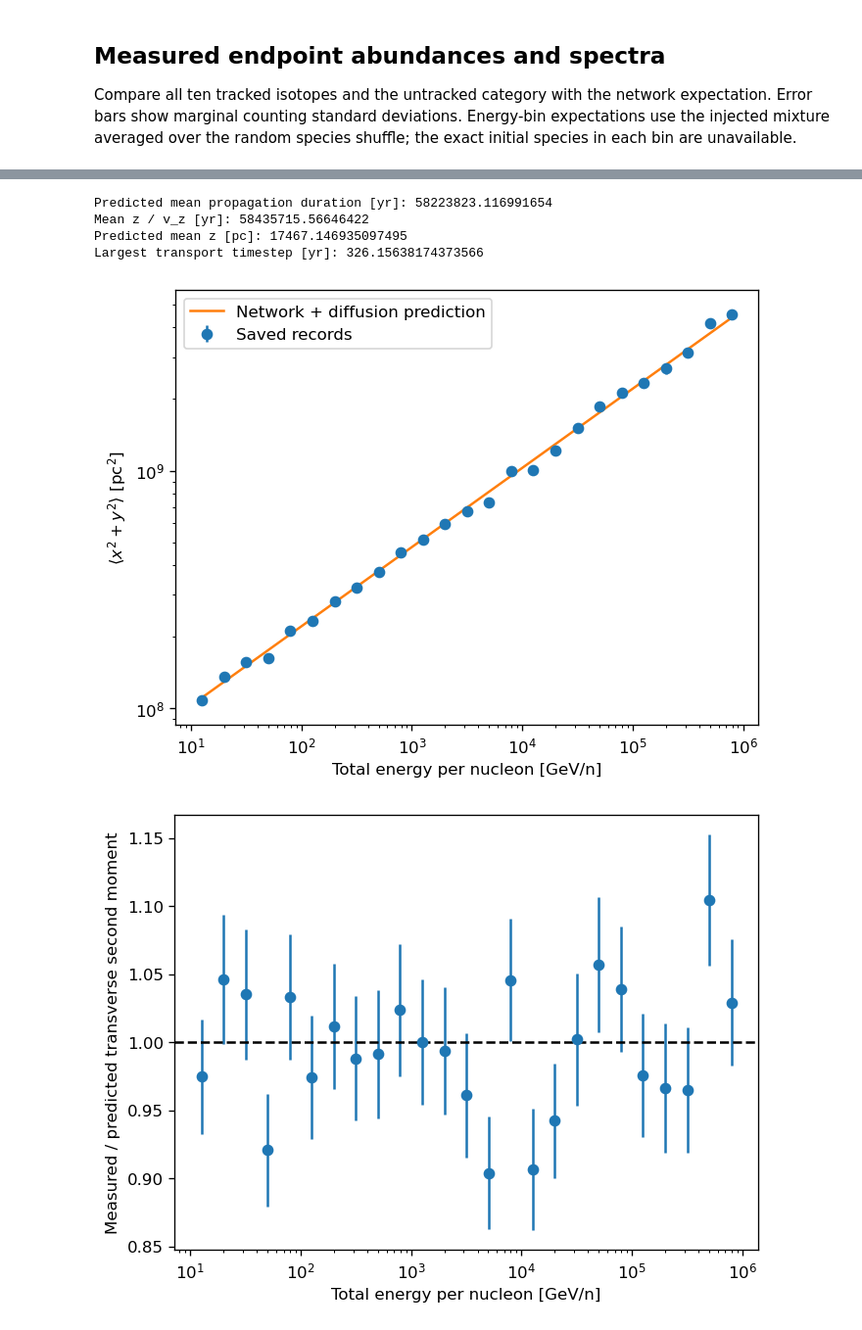
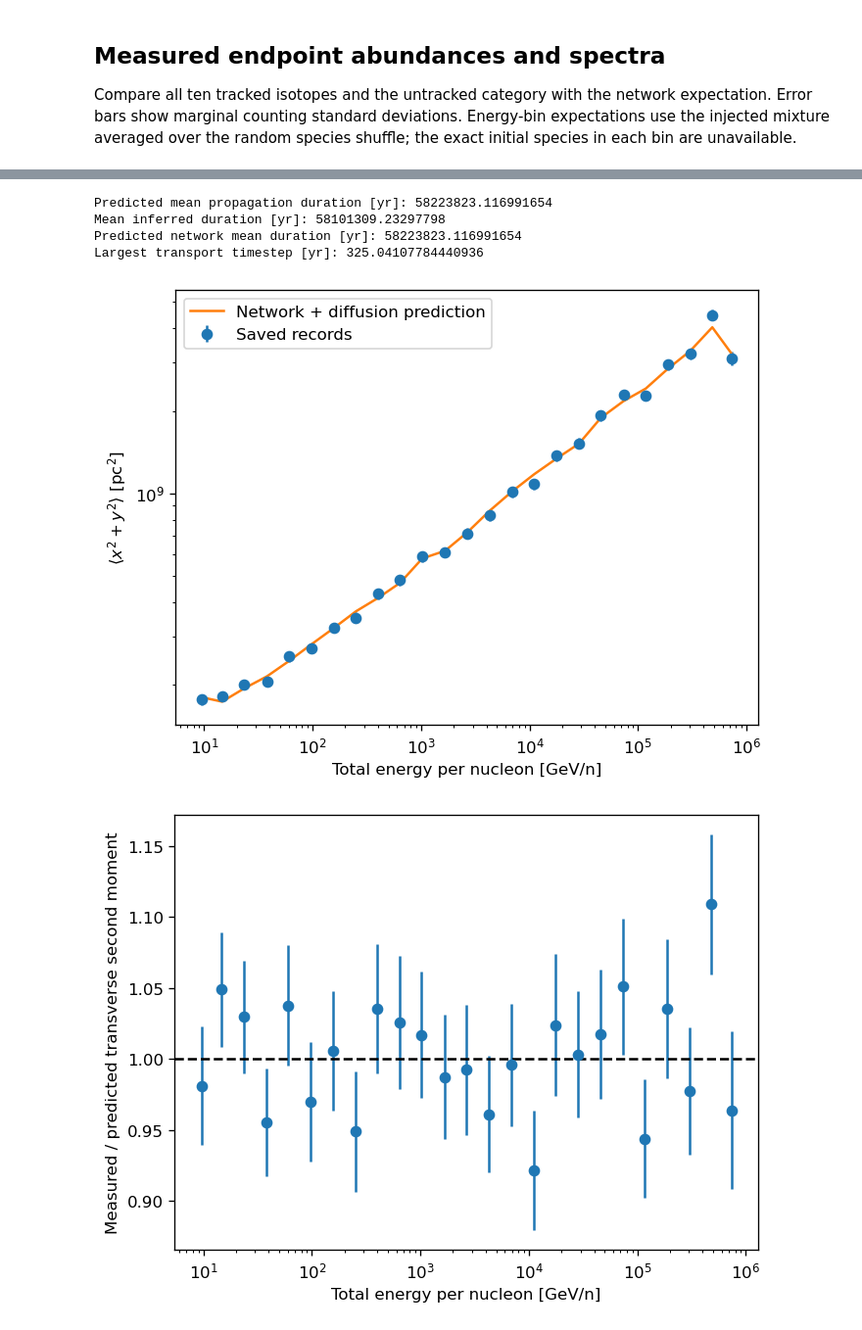
Before and after one commit to Chao-Ming-Li/CR_transport, a Jupyter notebook: Monte Carlo/spallation_analysis.ipynb, the cells around one changed output, grey strips where cells are left out. Shown at 98% size. Cells and saved outputs as stored; diff of their text form; code cells hidden in the pictures.

```diff
--- a/Monte Carlo/spallation_analysis.ipynb
+++ b/Monte Carlo/spallation_analysis.ipynb
@@ -15,7 +15,7 @@ from matplotlib.colors import LogNorm
 
 plt.rcParams.update({'figure.dpi': 120, 'axes.grid': False})
 # %%
-# Parameters in the current spallation.cpp; the binary has no run metadata.
+# Parameters in the current transport_spallation_loss.cpp; the binary has no run metadata.
 # Change these if the file was generated with different parameters.
 file = Path("spallation_test.bin")
 N = 21000
@@ -23,7 +23,10 @@ E_min = 10.0       # total energy per nucleon, GeV/n
 E_max = 1e6
 nH = 0.1          # cm^-3; constant in this run
 t_end = 1e8        # yr
-v_z = 3e-4        # pc / yr
+a_wind = 1e-8     # yr^-1; u_z = a_wind * z and div(u) = a_wind
+m_p = 0.938272    # GeV/c^2 per nucleon for the adiabatic energy update
+source_radius_pc = 1.0e4
+source_half_height_pc = 100.0  # current C++ value; total thickness 200 pc
 c = 2.99792458e10  # cm / s
 c_pc = 0.30660139  # pc / yr
 yr2s = 31557600.0
@@ -46,6 +49,14 @@ if not np.all(np.isin(species_raw, np.arange(-1, 10))):
 species = species_raw.astype(int)
 tracked = species >= 0
 destroyed = ~tracked
+Ei = np.logspace(np.log10(E_min), np.log10(E_max), n)  # initial energy from record order
+p_initial = np.sqrt(Ei**2 - m_p**2)
+p_final = np.sqrt(np.maximum(E**2 - m_p**2, 0.0))
+elapsed_inferred = -3.0 / a_wind * np.log(p_final / p_initial)
+if np.any(elapsed_inferred < -1e-5) or np.any(elapsed_inferred > t_end + 1e3):
+    raise ValueError("Final energies are inconsistent with the assumed adiabatic-only cooling history")
+elapsed_inferred = np.clip(elapsed_inferred, 0.0, t_end)
+print("Inferred elapsed time min / median / max [yr]:", np.percentile(elapsed_inferred, [0, 50, 100]))
 print("Tracked / destroyed:", tracked.sum(), destroyed.sum())
 # %% [output]
 Number of records: 21000
@@ -59,21 +71,17 @@ The source initializes a deterministic logarithmic energy grid and conserves ene
 # %%
-Ei = np.logspace(np.log10(E_min), np.log10(E_max), n)
-err = np.max(np.abs(E / Ei - 1))
-print("Maximum relative difference from initial grid:", err)
-assert np.allclose(E, Ei, rtol=1e-12, atol=0)
+print("Initial E min / median / max [GeV/n]:", np.percentile(Ei, [0, 50, 100]))
+print("Final E min / median / max [GeV/n]:", np.percentile(E, [0, 50, 100]))
 
-bins = np.logspace(np.log10(E_min), np.log10(E_max), 26)
-bins[0] = np.nextafter(min(bins[0], E.min()), 0)
-bins[-1] = np.nextafter(max(bins[-1], E.max()), np.inf)
+bins = np.geomspace(E.min() * (1 - 1e-12), E.max() * (1 + 1e-12), 26)
 counts, _ = np.histogram(E, bins=bins)
 dE = np.diff(bins)
 dlnE = np.diff(np.log(bins))
 Ec = np.sqrt(bins[:-1] * bins[1:])
 assert counts.sum() == n
 
-plt.plot(Ec, counts / dlnE, "o-", label="All saved records")
+plt.plot(Ec, counts / dlnE, "o-", label="Final energies (all records)")
 plt.axhline(n / np.log(E_max / E_min), linestyle="--", color="black",
-            label="Log-uniform continuum limit")
+            label="Injected log-uniform level")
 plt.xscale("log")
 plt.xlabel("Total energy per nucleon [GeV/n]")
 plt.ylabel(r"$dN/d\ln E$ [particles]")
@@ -267,43 +273,51 @@ A[:k, -1] = 1.0
 p0 = np.r_[initial / n, 0.0]
 mean_time = (p0 @ expm(A * t_end))[-1]
 print("Predicted mean propagation duration [yr]:", mean_time)
-print("Mean z / v_z [yr]:", z.mean() / v_z)
-print("Predicted mean z [pc]:", v_z * mean_time)
+print("Mean inferred duration [yr]:", elapsed_inferred.mean())
+print("Predicted network mean duration [yr]:", mean_time)
 print("Largest transport timestep [yr]:", 2 * E.max()**(1 / 3) / (2 * c_pc))
+
+# Integrate D(E(t)) over each inferred history using Gauss-Legendre quadrature.
+quad_x, quad_w = np.polynomial.legendre.leggauss(32)
+tau = 0.5 * elapsed_inferred[:, None] * (quad_x[None, :] + 1)
+p2_tau = (Ei[:, None]**2 - m_p**2) * np.exp(-2 * a_wind * tau / 3)
+E_tau = np.sqrt(m_p**2 + p2_tau)
+D_tau = (2 * c_pc / 3) * E_tau**(1 / 3)
+integral_D = 0.5 * elapsed_inferred * (D_tau @ quad_w)
+transverse_expected = source_radius_pc**2 / 2 + 4 * integral_D
 
 rows = []
 for lower, upper in zip(bins[:-1], bins[1:]):
     selected = (E >= lower) & (E < upper)
     count = selected.sum()
     if count < 30:
         continue
     transverse = x[selected]**2 + y[selected]**2
-    D = c_pc * 2 * E[selected]**(1 / 3) / 3
     rows.append((np.exp(np.log(E[selected]).mean()), transverse.mean(),
-                 transverse.std(ddof=1) / np.sqrt(count), 4 * D.mean() * mean_time))
+                 transverse.std(ddof=1) / np.sqrt(count), transverse_expected[selected].mean()))
 result = np.array(rows)
 e_bin, measured, error, expected = result.T
 
 plt.errorbar(e_bin, measured, yerr=error, fmt="o", label="Saved records")
 plt.plot(e_bin, expected, label="Network + diffusion prediction")
 plt.xscale("log")
 plt.yscale("log")
 plt.xlabel("Total energy per nucleon [GeV/n]")
 plt.ylabel(r"$\langle x^2+y^2\rangle$ [pc$^2$]")
 plt.legend()
 plt.show()
 
 plt.errorbar(e_bin, measured / expected, yerr=error / expected, fmt="o")
 plt.axhline(1, color="black", linestyle="--")
 plt.xscale("log")
 plt.xlabel("Total energy per nucleon [GeV/n]")
 plt.ylabel("Measured / predicted transverse second moment")
 plt.show()
 # %% [output]
 Predicted mean propagation duration [yr]: 58223823.116991654
-Mean z / v_z [yr]: 58435715.56646422
-Predicted mean z [pc]: 17467.146935097495
-Largest transport timestep [yr]: 326.15638174373566
+Mean inferred duration [yr]: 58101309.23297798
+Predicted network mean duration [yr]: 58223823.116991654
+Largest transport timestep [yr]: 325.04107784440936
-[figure, old version]
+[figure, new version]
-[figure, old version]
+[figure, new version]
 # %% [markdown]
```
Also changed, not shown: parts of 12 cells of this notebook, 6 other files.
